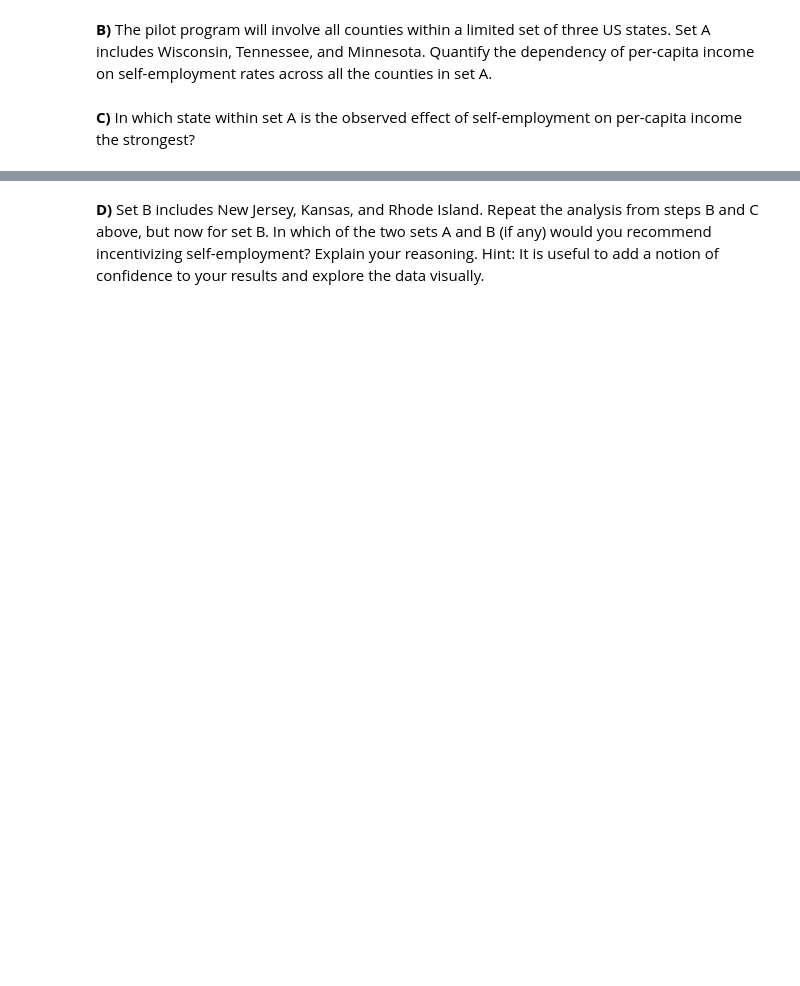
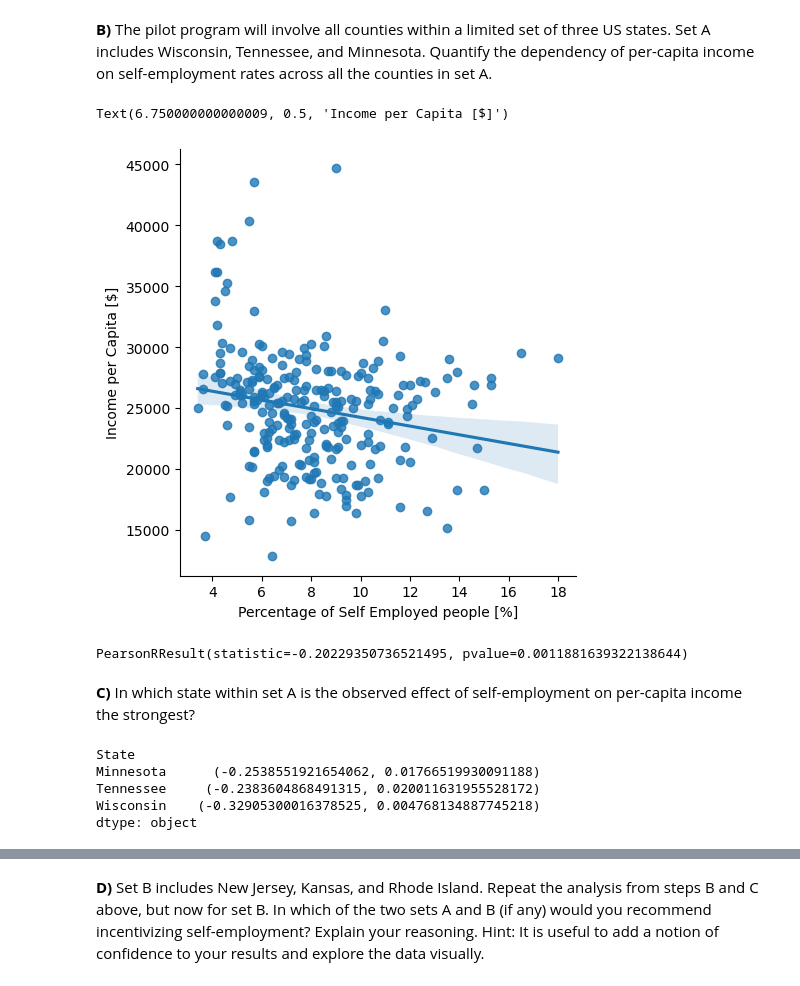
Before and after one commit to eirikur7/2024, a Jupyter notebook: Exercises/03 - Describing data/Describing_data_exercise.ipynb, the cells around one changed output, grey strips where cells are left out. Cells and saved outputs as stored; diff of their text form; code cells hidden in the pictures; blank space fills up the shorter version.

```diff
--- a/Exercises/03 - Describing data/Describing_data_exercise.ipynb
+++ b/Exercises/03 - Describing data/Describing_data_exercise.ipynb
@@ -181,2 +199,16 @@ Since it is unethical and impossible in this setting to run a controlled experim
+# %%
+### your code and or answer here ###
+set_a = df.loc[df['State'].isin(['Wisconsin', 'Tennessee', 'Minnesota'])]
+
+sns.lmplot(x='SelfEmployed',y='IncomePerCap', data=set_a)
+plt.xlabel("Percentage of Self Employed people [%]")
+plt.ylabel("Income per Capita [$]")
+# %% [output]
+Text(6.750000000000009, 0.5, 'Income per Capita [$]')
+[figure, added]
+# %%
+stats.pearsonr(set_a['IncomePerCap'], set_a['SelfEmployed'])
+# %% [output]
+PearsonRResult(statistic=-0.20229350736521495, pvalue=0.0011881639322138644)
 # %% [markdown]
 **C)** In which state within set A is the observed effect of self-employment on per-capita income the strongest?
@@ -184,0 +215,9 @@ Since it is unethical and impossible in this setting to run a controlled experim
+# %%
+# In which state within three_states is the observed effect of self-employment on per-capita income the strongest?
+set_a.groupby('State').apply(lambda x: stats.pearsonr(x['IncomePerCap'], x['SelfEmployed']))
+# %% [output]
+State
+Minnesota      (-0.2538551921654062, 0.01766519930091188)
+Tennessee     (-0.2383604868491315, 0.020011631955528172)
+Wisconsin    (-0.32905300016378525, 0.004768134887745218)
+dtype: object
```
Also changed, not shown: parts of 27 cells of this notebook, 3 other files.
